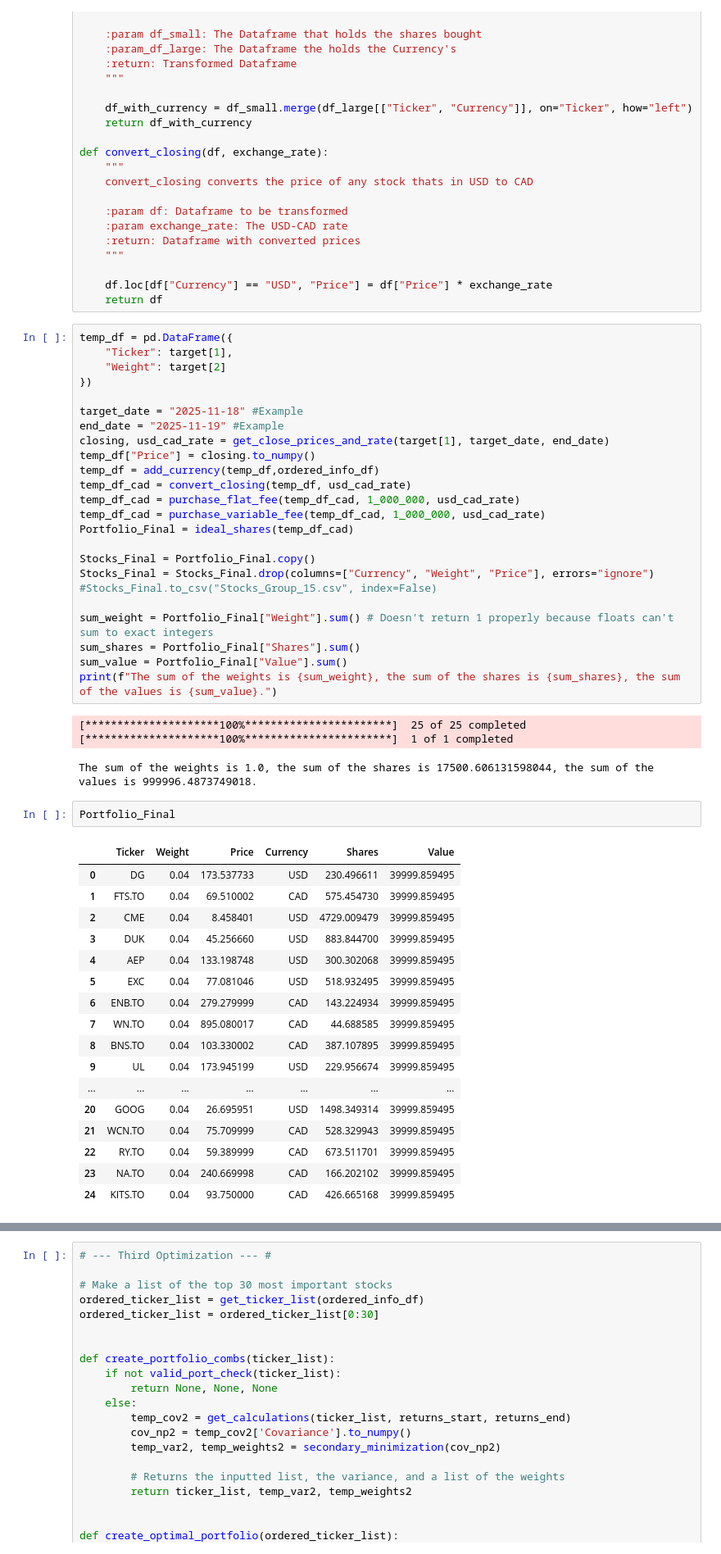
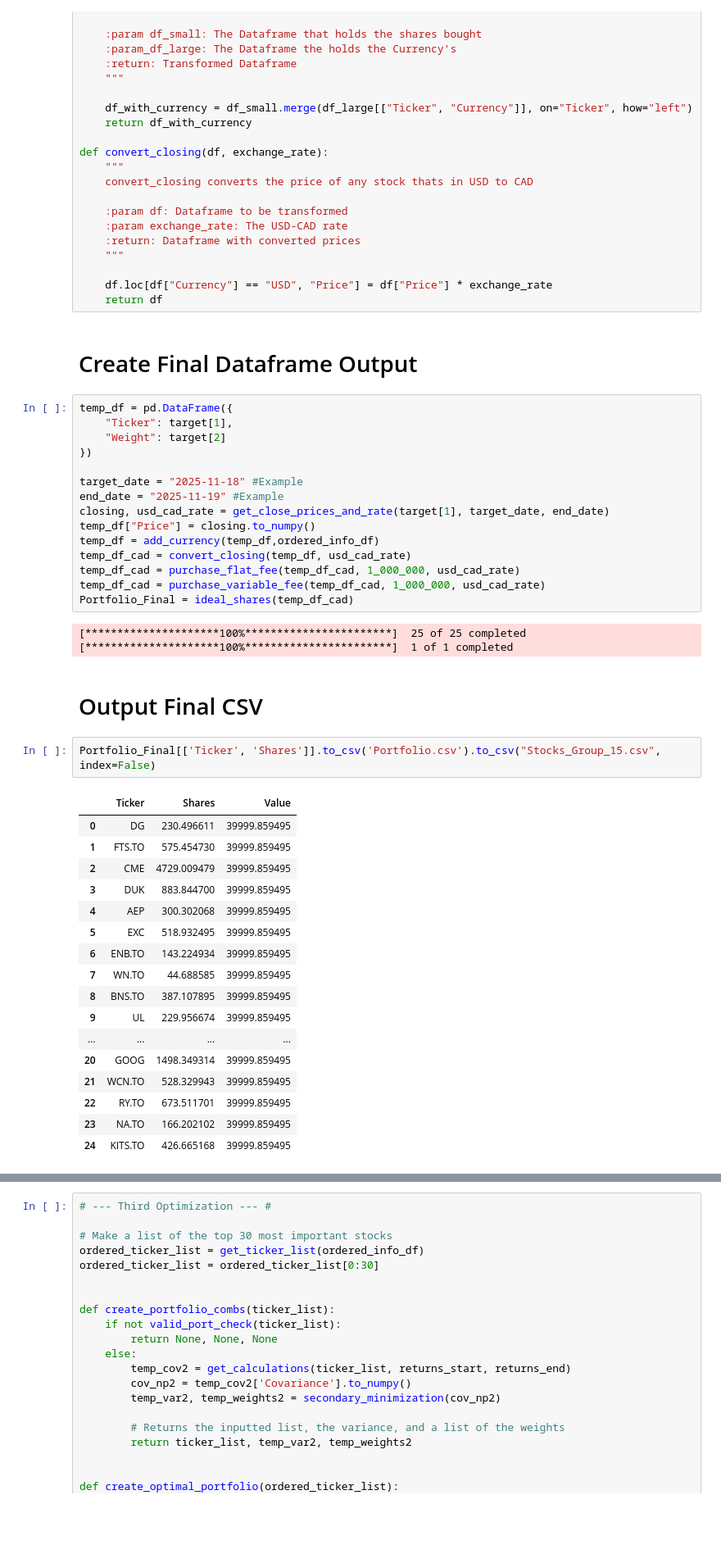
Before and after one commit to neilhaoyuan/risk-constrained-portfolio-optimizer, a Jupyter notebook: Team_15_Assignment.ipynb, the cells around one changed output, grey strips where cells are left out. Shown at 82% size. Cells and saved outputs as stored; diff of their text form; blank space fills up the shorter version.

```diff
--- a/Team_15_Assignment.ipynb
+++ b/Team_15_Assignment.ipynb
@@ -600,6 +694,8 @@ def convert_closing(df, exchange_rate):
 
     df.loc[df["Currency"] == "USD", "Price"] = df["Price"] * exchange_rate
     return df
+# %% [markdown]
+# Create Final Dataframe Output
 # %%
 temp_df = pd.DataFrame({
     "Ticker": target[1],
@@ -615,36 +711,28 @@ temp_df_cad = convert_closing(temp_df, usd_cad_rate)
 temp_df_cad = purchase_flat_fee(temp_df_cad, 1_000_000, usd_cad_rate)
 temp_df_cad = purchase_variable_fee(temp_df_cad, 1_000_000, usd_cad_rate)
 Portfolio_Final = ideal_shares(temp_df_cad)
-
-Stocks_Final = Portfolio_Final.copy()
-Stocks_Final = Stocks_Final.drop(columns=["Currency", "Weight", "Price"], errors="ignore")
-#Stocks_Final.to_csv("Stocks_Group_15.csv", index=False)
-
-sum_weight = Portfolio_Final["Weight"].sum() # Doesn't return 1 properly because floats can't sum to exact integers
-sum_shares = Portfolio_Final["Shares"].sum()
-sum_value = Portfolio_Final["Value"].sum()
-print(f"The sum of the weights is {sum_weight}, the sum of the shares is {sum_shares}, the sum of the values is {sum_value}.")
 # %% [output]
 [*********************100%***********************]  25 of 25 completed
 [*********************100%***********************]  1 of 1 completed
-The sum of the weights is 1.0, the sum of the shares is 17500.606131598044, the sum of the values is 999996.4873749018.
-# %%
-Portfolio_Final
-# %% [output]
-|  | Ticker | Weight | Price | Currency | Shares | Value |
-| 0 | DG | 0.04 | 173.537733 | USD | 230.496611 | 39999.859495 |
-| 1 | FTS.TO | 0.04 | 69.510002 | CAD | 575.454730 | 39999.859495 |
-| 2 | CME | 0.04 | 8.458401 | USD | 4729.009479 | 39999.859495 |
-| 3 | DUK | 0.04 | 45.256660 | USD | 883.844700 | 39999.859495 |
-| 4 | AEP | 0.04 | 133.198748 | USD | 300.302068 | 39999.859495 |
-| 5 | EXC | 0.04 | 77.081046 | USD | 518.932495 | 39999.859495 |
-| 6 | ENB.TO | 0.04 | 279.279999 | CAD | 143.224934 | 39999.859495 |
-| 7 | WN.TO | 0.04 | 895.080017 | CAD | 44.688585 | 39999.859495 |
-| 8 | BNS.TO | 0.04 | 103.330002 | CAD | 387.107895 | 39999.859495 |
-| 9 | UL | 0.04 | 173.945199 | USD | 229.956674 | 39999.859495 |
-| ... | ... | ... | ... | ... | ... | ... |
-| 20 | GOOG | 0.04 | 26.695951 | USD | 1498.349314 | 39999.859495 |
-| 21 | WCN.TO | 0.04 | 75.709999 | CAD | 528.329943 | 39999.859495 |
-| 22 | RY.TO | 0.04 | 59.389999 | CAD | 673.511701 | 39999.859495 |
-| 23 | NA.TO | 0.04 | 240.669998 | CAD | 166.202102 | 39999.859495 |
-| 24 | KITS.TO | 0.04 | 93.750000 | CAD | 426.665168 | 39999.859495 |
+# %% [markdown]
+# Output Final CSV
+# %%
+Portfolio_Final[['Ticker', 'Shares']].to_csv('Portfolio.csv').to_csv("Stocks_Group_15.csv", index=False)
+# %% [output]
+|  | Ticker | Shares | Value |
+| 0 | DG | 230.496611 | 39999.859495 |
+| 1 | FTS.TO | 575.454730 | 39999.859495 |
+| 2 | CME | 4729.009479 | 39999.859495 |
+| 3 | DUK | 883.844700 | 39999.859495 |
+| 4 | AEP | 300.302068 | 39999.859495 |
+| 5 | EXC | 518.932495 | 39999.859495 |
+| 6 | ENB.TO | 143.224934 | 39999.859495 |
+| 7 | WN.TO | 44.688585 | 39999.859495 |
+| 8 | BNS.TO | 387.107895 | 39999.859495 |
+| 9 | UL | 229.956674 | 39999.859495 |
+| ... | ... | ... | ... |
+| 20 | GOOG | 1498.349314 | 39999.859495 |
+| 21 | WCN.TO | 528.329943 | 39999.859495 |
+| 22 | RY.TO | 673.511701 | 39999.859495 |
+| 23 | NA.TO | 166.202102 | 39999.859495 |
+| 24 | KITS.TO | 426.665168 | 39999.859495 |
```
Also changed, not shown: parts of 21 cells of this notebook.
